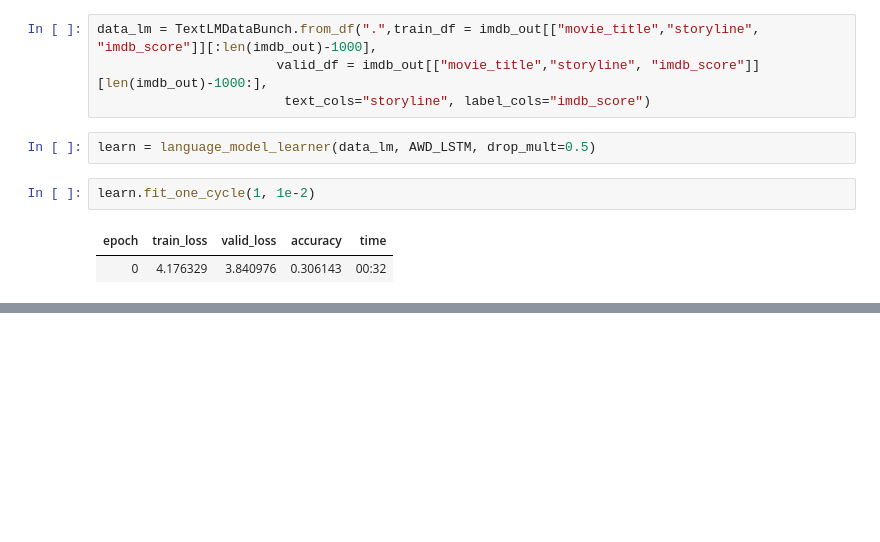
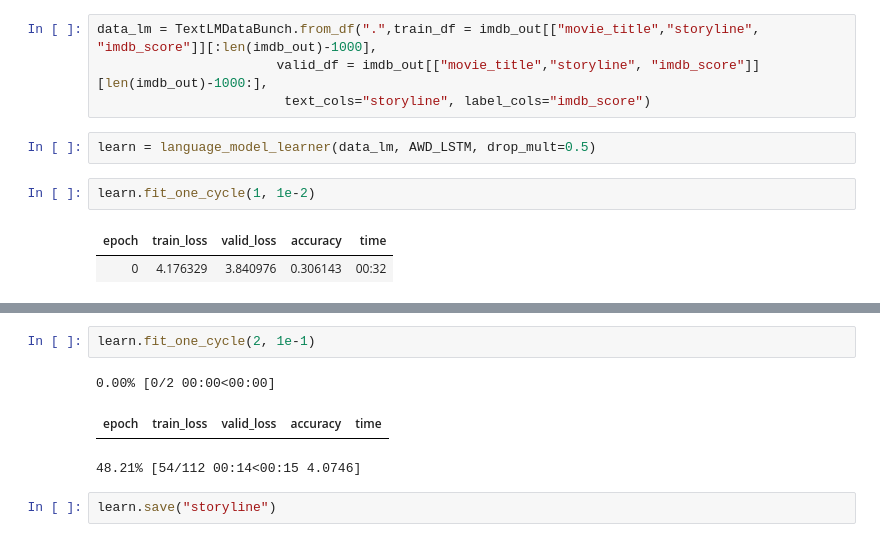
Before and after one commit to sundeepblue/movie_rating_prediction, a Jupyter notebook: MovieRatingsPredictionPython.ipynb, the cells around one changed output, grey strips where cells are left out. Saved outputs shown, nothing was run; the diff lists cells and outputs as text; blank space fills up the shorter version.

Commit message:
retrained and saved story generation model

```diff
--- a/MovieRatingsPredictionPython.ipynb
+++ b/MovieRatingsPredictionPython.ipynb
@@ -471,0 +482,8 @@ learn.predict("Oscar winner James Camron's new movie ",n_words=100)
+# %%
+learn.fit_one_cycle(2, 1e-1)
+# %% [output]
+0.00% [0/2 00:00<00:00]
+| epoch | train_loss | valid_loss | accuracy | time |
+48.21% [54/112 00:14<00:15 4.0746]
+# %%
+learn.save("storyline")
```
Also changed, not shown: parts of 3 cells of this notebook.
